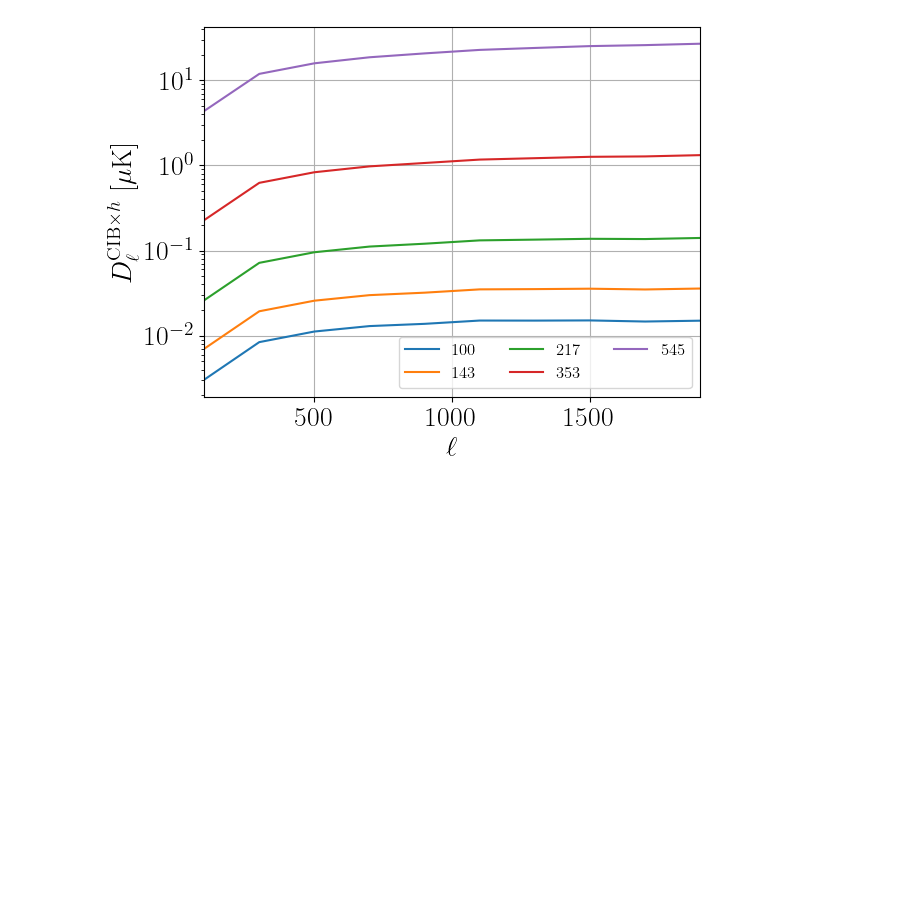
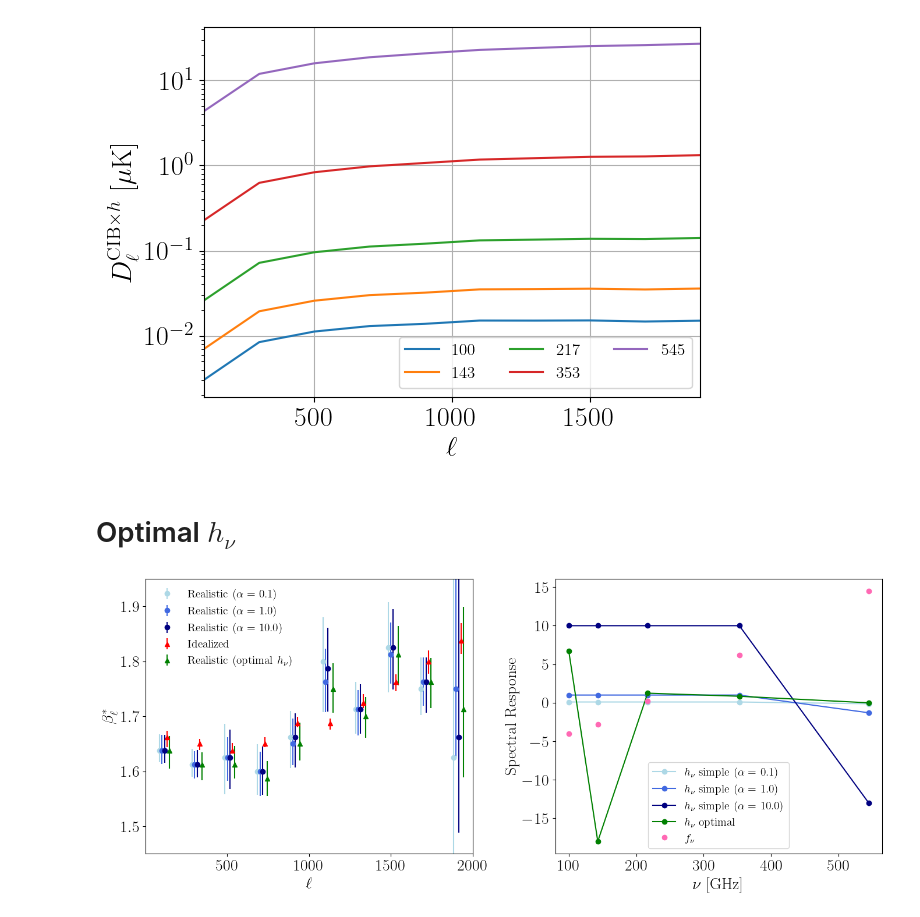
Before and after one commit to kmsurrao/CIB-deproj, a Jupyter notebook: paper_plots.ipynb, the cells around one changed output. Saved outputs shown, nothing was run; the diff lists cells and outputs as text; code cells hidden in the pictures; blank space fills up the shorter version.

Commit message:
plots for optimal h_nu

```diff
--- a/paper_plots.ipynb
+++ b/paper_plots.ipynb
@@ -408,14 +465,14 @@ def tsz_delta_sed(freq):
     return sed
 
 
-def tsz_spectral_response(freqs, delta_bandpasses=True, bp_path=None):
+def tsz_spectral_response(freqs, delta_bandpasses=True, bp_path_orig=None):
     '''
     ARGUMENTS
     ---------
     freqs: array-like, contains frequencies (GHz) for which to calculate tSZ spectral response
     delta_bandpasses: Bool, if True, returns SED at freqs with Delta bandpasses;
         if False, returns SED evaluated at actual Planck bandpasses
-    bp_path: str, If delta_bandpasses=False, must provide file path
+    bp_path_orig: str, If delta_bandpasses=False, must provide file path
 
     RETURNS
     ---------
@@ -426,7 +483,7 @@ def tsz_spectral_response(freqs, delta_bandpasses=True, bp_path=None):
         if delta_bandpasses:
             response.append(tsz_delta_sed(freq))
         else:
-            bp_path = f'{bp_path}/data/HFI_BANDPASS_F{int(freq)}_reformat.txt'
+            bp_path = f'{bp_path_orig}/data/HFI_BANDPASS_F{int(freq)}_reformat.txt'
             nu_ghz, trans = np.loadtxt(bp_path, usecols=(0,1), unpack=True)
             delta_resp = np.array([tsz_delta_sed(n) for n in nu_ghz])
             val = np.trapz(trans * dBnudT(nu_ghz) * delta_resp, nu_ghz) / np.trapz(trans * dBnudT(nu_ghz), nu_ghz)
@@ -575,3 +632,50 @@ plt.xlim(mean_ells[0],mean_ells[-1])
 plt.savefig('cibxh.pdf', bbox_inches='tight')
 # %% [output]
 [figure]
+# %% [markdown]
+# Optimal $h_\nu$
+# %%
+fig, axs = plt.subplots(1,2,figsize=(14,6))
+
+plt.axes(axs[0])
+alpha = [0.1, 1.0, 10.0]
+colors = ['lightblue', 'royalblue', 'navy']
+beta_alphaopt = pickle.load(open('/Users/kristen/Documents/GitHub/CIB-deproj/cib_deproj_042625/planck1p0_highz_decorr_bin200_alphaopt/pickle_files/beta_points_per_ell.p', 'rb'))
+for a, alpha_list in enumerate([beta_alpha0p1, beta_alpha1, beta_alpha10]):
+    means_true, uppers_true, lowers_true, means_infl, uppers_infl, lowers_infl = alpha_list
+    plt.errorbar(mean_ells+15*(a-1), means_infl, fmt='o', yerr=[lowers_infl, uppers_infl], label=r'Realistic ($\alpha=$'+f' {alpha[a]})', color=colors[a])
+plt.errorbar(mean_ells+15*2, means_true, fmt='^', yerr=[lowers_true, uppers_true], label=f'Idealized', color='red')
+
+means_true, uppers_true, lowers_true, means_infl, uppers_infl, lowers_infl = beta_alphaopt
+plt.errorbar(mean_ells+15*3, means_infl, fmt='^', yerr=[lowers_infl, uppers_infl], label=r'Realistic (optimal $h_\nu$)', color='green')
+plt.legend(loc='upper left', frameon=False, fontsize=14)
+plt.xlabel(r'$\ell$', fontsize=20)
+plt.ylabel(r'$\beta^{*}_\ell$', fontsize=20)
+plt.ylim(1.45,1.95)
+plt.xlim(ellmin, ellmax)
+
+
+plt.axes(axs[1])
+freqs = [100, 143, 217, 353, 545]
+h_nu_opt = [6.679, -17.986, 1.242, 0.843, -0.007]
+bp_path = '/Users/kristen/Documents/GitHub/pyilc'
+f_nu = tsz_spectral_response(freqs, False, bp_path)
+
+all_h_nu_simple = [[alph]*len(freqs) for alph in [0.1, 1.0, 10.0]]
+for a, h_nu_simple in enumerate(all_h_nu_simple):
+    all_h_nu_simple[a][-1] = -alpha[a]*sum(f_nu[:len(f_nu)]**2)/(f_nu[-1]**2)
+
+for a in range(3):
+    plt.plot(freqs, all_h_nu_simple[a],   color=colors[a], label=r'$h_\nu$ simple ($\alpha=$'+f' {alpha[a]})', marker='o')
+plt.plot(freqs, h_nu_opt,  color='green', label=r'$h_\nu$ optimal', marker='o')
+plt.plot(freqs, f_nu,  'o',color='hotpink', label=r'$f_\nu$')
+plt.legend(fontsize=14)
+plt.xlim(freqs[0]-20, freqs[-1]+20)
+plt.xlabel(r'$\nu$ [GHz]')
+plt.ylabel('Spectral Response')
+plt.tight_layout()
+
+if save:
+    plt.savefig(f'{save_dir}/beta_vs_ell_opt.pdf', bbox_inches='tight')
+# %% [output]
+[figure, added]
```
Also changed, not shown: parts of 2 cells of this notebook.
